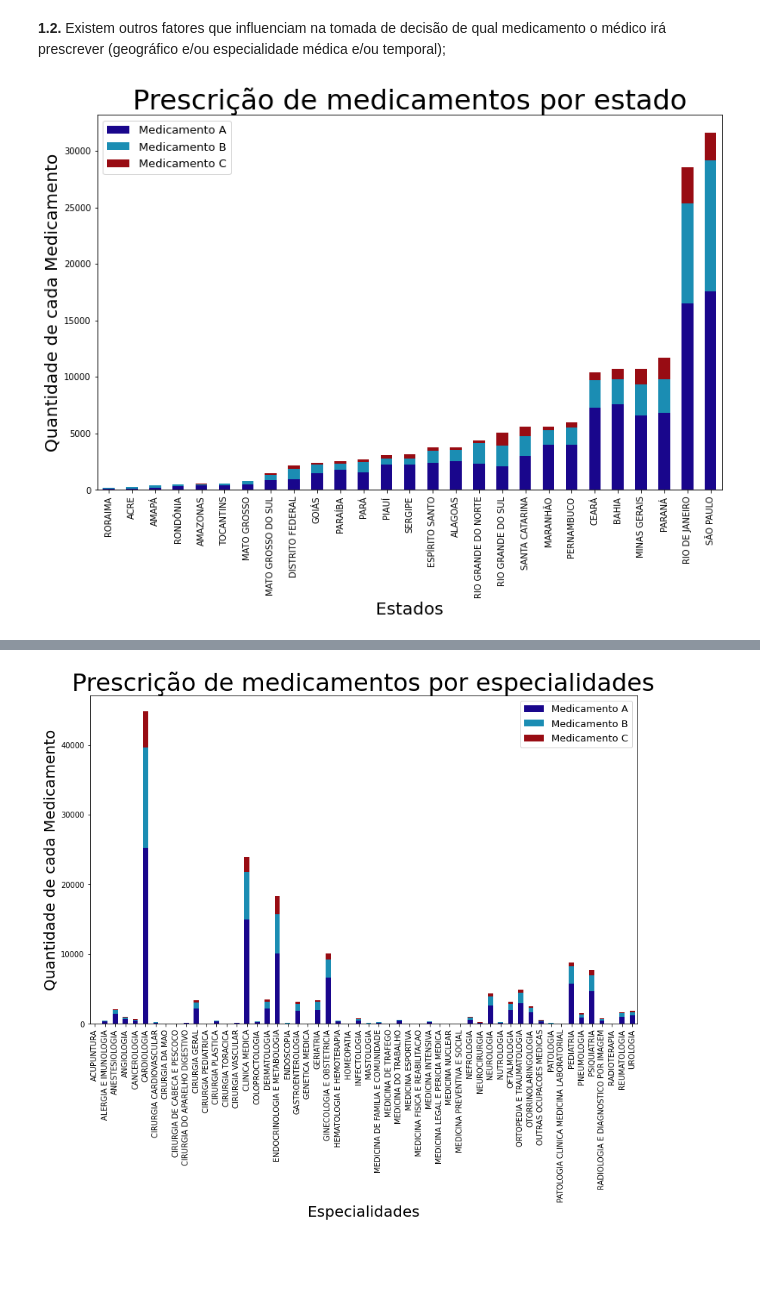
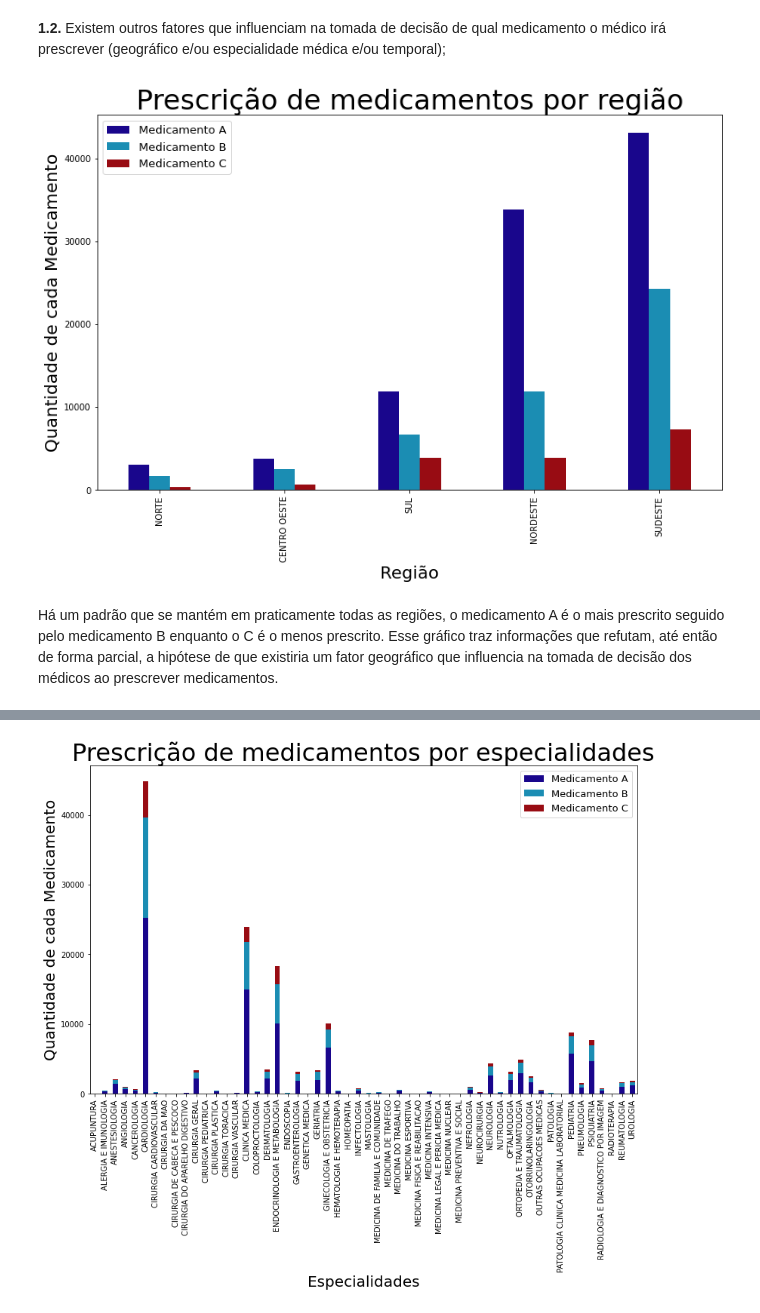
Before and after one commit to Juniorffonseca/processo_seletivo, a Jupyter notebook: teste_processo_seletivo.ipynb, the cells around one changed output, grey strips where cells are left out. Drawn from its saved outputs; the diff is of its cells as text; code cells hidden in the pictures; blank space fills up the shorter version.

```diff
--- a/teste_processo_seletivo.ipynb
+++ b/teste_processo_seletivo.ipynb
@@ -74,27 +74,29 @@ plt.show() # Plotando o gráfico ao rodar a célula.
 medicamento o médico irá prescrever (geográfico e/ou especialidade médica
 e/ou temporal);
 # %%
-prescricoes_2 = pd.read_csv('prescricoes.csv', sep = ';', encoding='latin-1') # Carregando o arquivo csv em uma variável
+prescricoes_2 = pd.read_csv('prescricoes.csv', sep = ';', encoding='latin-1') # Recarregando arquivo csv em outra variável
 
-prescricoes_2 = prescricoes_2[['Medicamento_prescrito', 'Estado']].value_counts().to_frame() # Fazendo a contagem de Medicamentos prescritos por estado e passando para dataframe.
+prescricoes_2 = prescricoes_2[['Medicamento_prescrito', 'Regiao']].value_counts().to_frame() # Fazendo a contagem de Medicamentos prescritos por região e passando para dataframe.
 prescricoes_2 = prescricoes_2.reset_index() # Resetando os indexs
 
-prescricoes_2['Estado'] = list(map(str, prescricoes_2['Estado'])) # Usando map nos estados como strings e retornando como lista para a coluna 'Estado' do df 'prescricoes_2'.
+prescricoes_2['Regiao'] = list(map(str, prescricoes_2['Regiao'])) # Usando map nas regiões como strings e retornando como lista para a coluna 'Regiao' do df 'prescricoes_2'.
 
-prescricoes_2 = prescricoes_2.pivot(index='Estado', columns='Medicamento_prescrito')
+prescricoes_2 = prescricoes_2.pivot(index='Regiao', columns='Medicamento_prescrito')
 
 prescricoes_2['Media_medicamentos'] = prescricoes_2.mean(axis=1)
 
 prescricoes_2 = prescricoes_2.sort_values('Media_medicamentos')
 
 del prescricoes_2['Media_medicamentos']
 
-prescricoes_2.plot(kind = 'bar', stacked = 1, figsize = (13, 8), alpha = 1, color = lista)
-plt.title('Prescrição de medicamentos por estado', size = 32)
-plt.xlabel('Estados', size = 20)
+prescricoes_2.plot(kind = 'bar', stacked = 0, figsize = (13, 8), alpha = 1, color = lista)
+plt.title('Prescrição de medicamentos por região', size = 32)
+plt.xlabel('Região', size = 20)
 plt.ylabel('Quantidade de cada Medicamento', size = 20)
 plt.legend(['Medicamento A', 'Medicamento B', 'Medicamento C'], prop={'size': 13})
 plt.show()
 # %% [output]
-[figure, old version]
+[figure, new version]
+# %% [markdown]
+Há um padrão que se mantém em praticamente todas as regiões, o medicamento A é o mais prescrito seguido pelo medicamento B enquanto o C é o menos prescrito. Esse gráfico traz informações que refutam, até então de forma parcial, a hipótese de que existiria um fator geográfico que influencia na tomada de decisão dos médicos ao prescrever medicamentos.
 # %%
```
Also changed, not shown: parts of 3 cells of this notebook.
